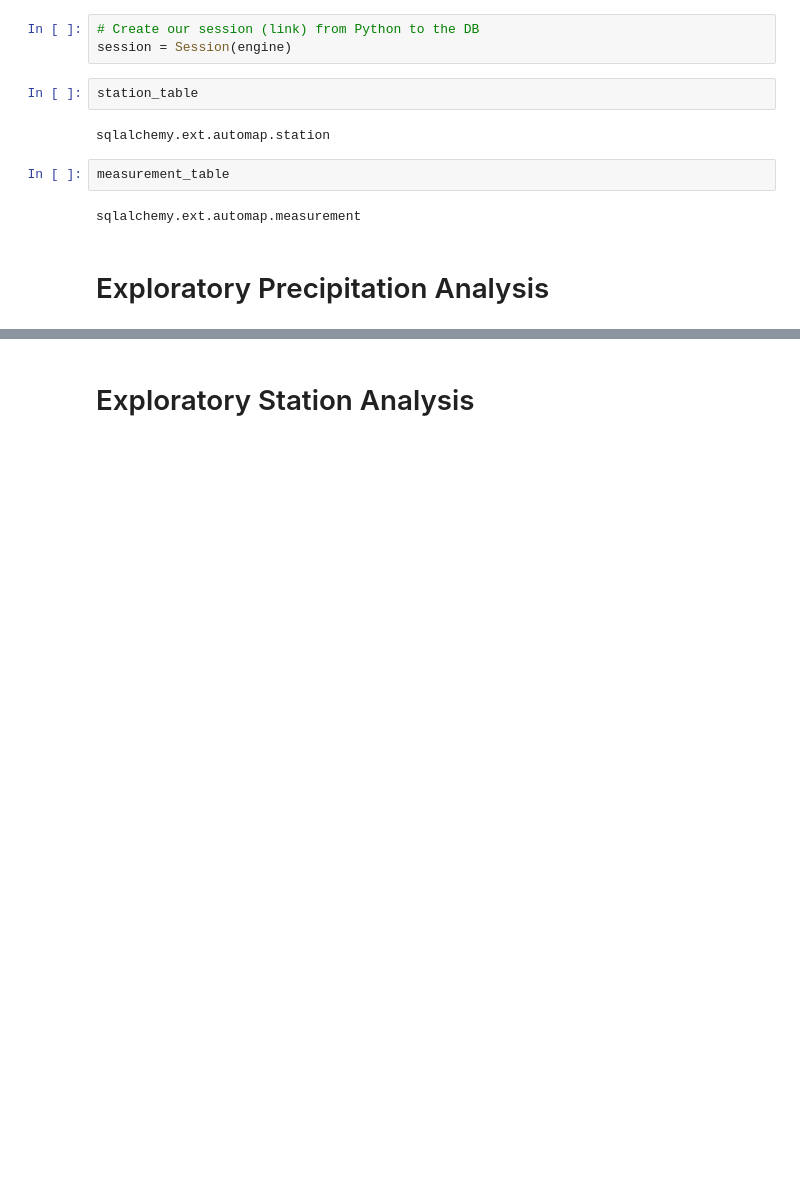
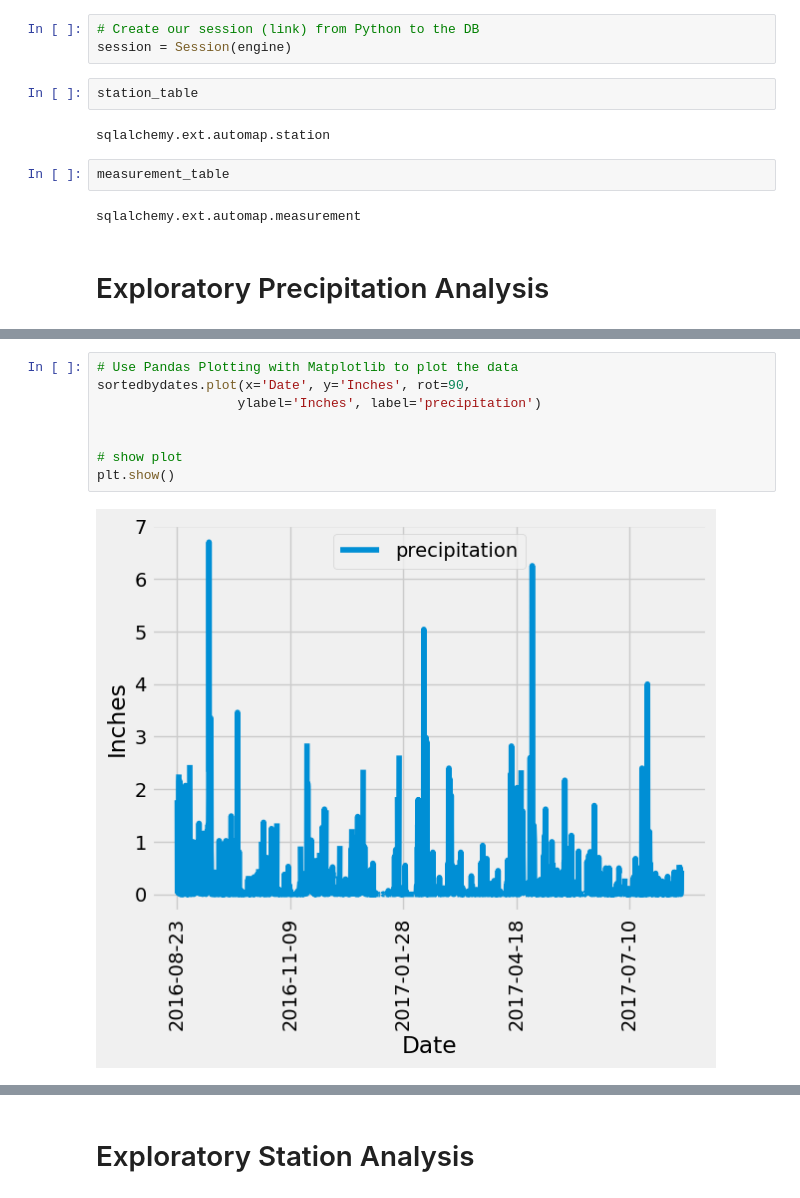
Before and after one commit to jennsv97/sqlalchemy_challenge, a Jupyter notebook: SurfsUp/climate_starter.ipynb, the cells around one changed output, grey strips where cells are left out. Saved outputs shown, nothing was run; the diff lists cells and outputs as text; blank space fills up the shorter version.

```diff
--- a/SurfsUp/climate_starter.ipynb
+++ b/SurfsUp/climate_starter.ipynb
@@ -77,0 +124,10 @@ Text(0, 0.5, 'Inches')
+# %%
+# Use Pandas Plotting with Matplotlib to plot the data
+sortedbydates.plot(x='Date', y='Inches', rot=90,
+                  ylabel='Inches', label='precipitation')
+
+
+# show plot
+plt.show()
+# %% [output]
+[figure, added]
```
Also changed, not shown: parts of 19 cells of this notebook, 2 other files.
